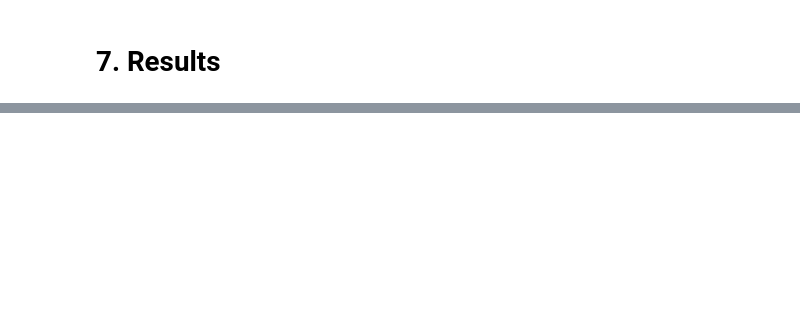
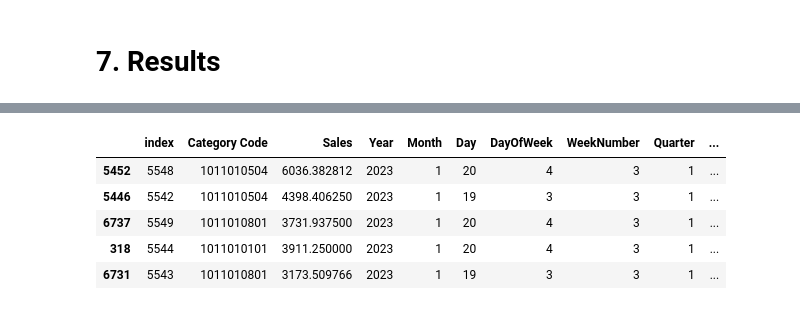
Before and after one commit to prattapong/Data-Science-Portfolio, a Jupyter notebook: Projects/Supermaket Sales Data/code/1.2 XGBoost Feature Engineering and Training over Category.ipynb, the cells around one changed output, grey strips where cells are left out. Drawn from its saved outputs; the diff is of its cells as text; code cells hidden in the pictures; blank space fills up the shorter version.

Commit message:
add abs error

```diff
--- a/Projects/Supermaket Sales Data/code/1.2 XGBoost Feature Engineering and Training over Category.ipynb
+++ b/Projects/Supermaket Sales Data/code/1.2 XGBoost Feature Engineering and Training over Category.ipynb
@@ -326,10 +320,0 @@ RMSE: 369.45
-# %%
-# Predict for train and test
-y_train_pred = xgb_reg.predict(X_train)
-y_pred = xgb_reg.predict(X_test)
-
-# Calculate RMSE
-train_rmse = np.sqrt(mean_squared_error(y_true = y_train,
-                                      y_pred = y_train_pred))
-test_rmse = np.sqrt(mean_squared_error(y_true = y_test,
-                                       y_pred = y_pred))
@@ -366,0 +329,14 @@ RMSE for Test: 394.50
+# %%
+df_predict = df_test.reset_index().merge(pd.DataFrame(data = y_pred, columns = ['prediction']),
+                                             how = 'left',
+                                             left_index = True,
+                                             right_index = True)
+df_predict['Abs Error'] = abs(df_predict['Sales'] - df_predict['prediction'])
+df_predict.sort_values(by = 'Abs Error', ascending = False).head()
+# %% [output]
+|  | index | Category Code | Sales | Year | Month | Day | DayOfWeek | WeekNumber | Quarter | ... |
+| 5452 | 5548 | 1011010504 | 6036.382812 | 2023 | 1 | 20 | 4 | 3 | 1 | ... |
+| 5446 | 5542 | 1011010504 | 4398.406250 | 2023 | 1 | 19 | 3 | 3 | 1 | ... |
+| 6737 | 5549 | 1011010801 | 3731.937500 | 2023 | 1 | 20 | 4 | 3 | 1 | ... |
+| 318 | 5544 | 1011010101 | 3911.250000 | 2023 | 1 | 20 | 4 | 3 | 1 | ... |
+| 6731 | 5543 | 1011010801 | 3173.509766 | 2023 | 1 | 19 | 3 | 3 | 1 | ... |
```
Also changed, not shown: parts of 6 cells of this notebook.
